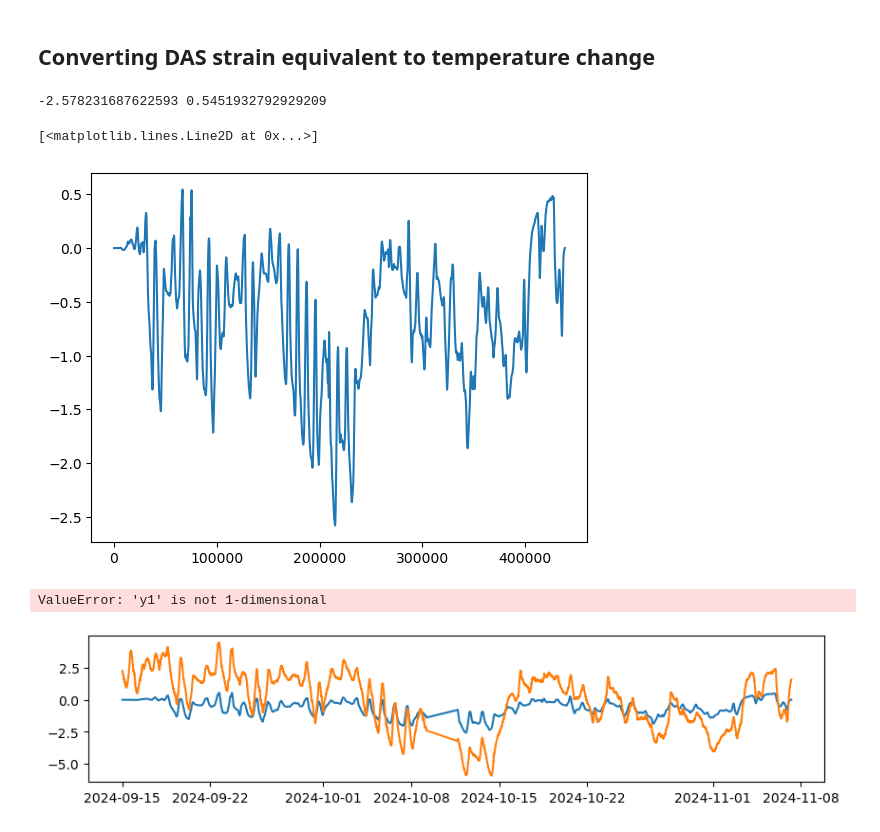
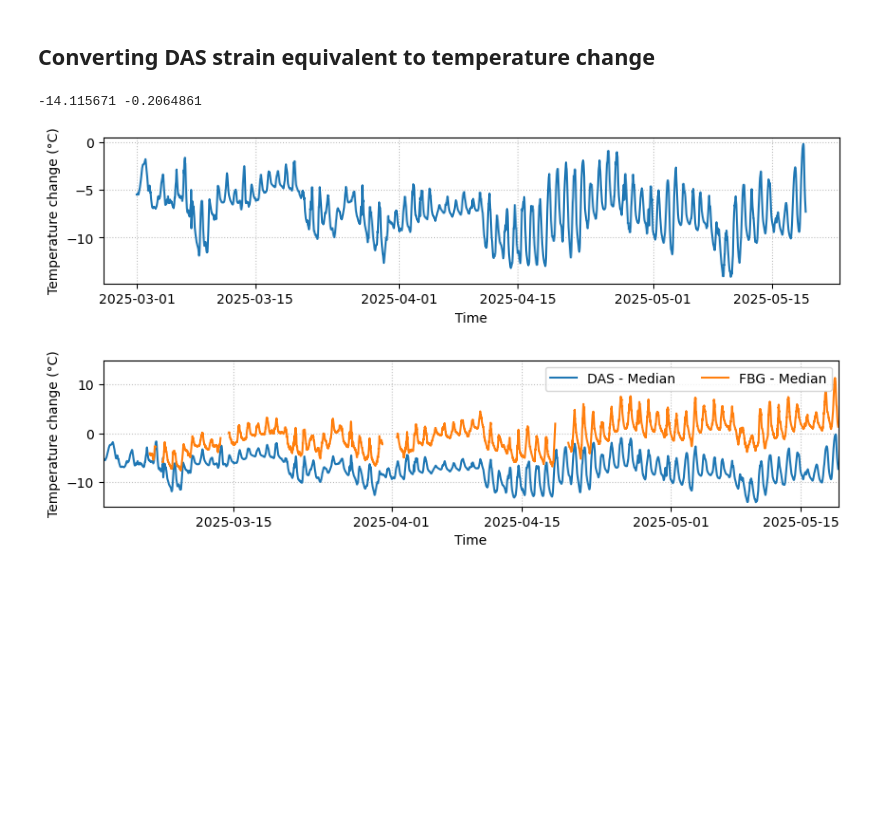
Before and after one commit to jgovoort/FLAME, a Jupyter notebook: Notebooks/FBG/comparison_DAS_FBG.ipynb, the cells around one changed output. Saved outputs shown, nothing was run; the diff lists cells and outputs as text; code cells hidden in the pictures; blank space fills up the shorter version.

```diff
--- a/Notebooks/FBG/comparison_DAS_FBG.ipynb
+++ b/Notebooks/FBG/comparison_DAS_FBG.ipynb
@@ -195,2 +203,2 @@ das_temp = das_temp.reindex(time=rng, method='nearest', fill_value=np.nan)
 # %%
-fbg_temp = xr.open_dataset('../fbg_data_r/gunnvher_channel_1_fbg_cleaned_10s.nc')
+fbg_temp['Wavelength_nm'] = fbg_temp['Wavelength_nm'] - fbg_temp['Wavelength_nm'].mean(dim='Time')
@@ -408,8 +219,8 @@ plt.show()
 # %%
 fig = plt.figure(figsize=(17,10))
 (subfig_m, subfig_b) = fig.subfigures(nrows=2, ncols=1)
-das_files = glob.glob('../DAS_Caltech/no_med_strain/*_das_strain_*.h5')
-das_files_filtered = glob.glob('../DAS_Caltech/*_das_strain_*.h5')
+das_files = glob.glob(path_data_DAS+'/no_med_strain/*_das_strain_*.h5')
+das_files_filtered = glob.glob(path_data_DAS+'/*_das_strain_*.h5')
 das_files.sort()
 das_files_filtered.sort()
 print(das_files, das_files_filtered)
@@ -582,6 +393,6 @@ cbar_b1.set_ticks([]), cbar_b1.set_ticklabels([])
 cbar_b2.set_ticks([]), cbar_b2.set_ticklabels([])
 cbar_b3.set_ticks([0, np.max(histplots[2].get_array())]), cbar_b3.set_ticklabels(['Min', 'Max'])
 #plt.tight_layout()
-plt.savefig('./plots/correlation_coefficient_das_fbg_smaller.png', dpi=300, bbox_inches='tight', transparent=True)
+plt.savefig(path_plots+'/correlation_coefficient_das_fbg_smaller.png', dpi=300, bbox_inches='tight', transparent=True)
 plt.show()
 # %% [output]
@@ -590,8 +403,8 @@ plt.show()
 # %%
-fig, axs = plt.subplots(ncols=3, figsize=(15,7), sharex=True, sharey=True)
+fig, axs = plt.subplots(ncols=3, figsize=(15,6), sharex=True, sharey=True)
 colors, colormaps = ['darkred', 'forestgreen','orange'], ['Reds', 'Greens', 'Oranges']
 title = ['Aug. 1St - Sept. 1St 2024','Sept. 15th - Dec. 1st 2024','Feb. 13th - May 19th 2025']
-das_files = glob.glob('../DAS_Caltech/no_med_strain/*_das_strain_*.h5')
+das_files = glob.glob(path_data_DAS+'/no_med_strain/*_das_strain_*.h5')
 das_files.sort()
 for i, files in enumerate(das_files):
 
@@ -629,6 +442,6 @@ for i, files in enumerate(das_files):
 axs[0].set_ylabel('DAS Mean Strain (µ$\epsilon$)\nChannels 2055-2060')
 axs[0].set_xlim(-150, 150)
 axs[0].set_ylim(-125, 50)
-plt.savefig('./plots/temperature_scatter_das_fbg.png', dpi=300, bbox_inches='tight')
+plt.savefig(path_plots+'/temperature_scatter_das_fbg.png', dpi=300, bbox_inches='tight')
 plt.show()
 # %% [output]
@@ -650,41 +463,47 @@ Matrix shape :  (598914,) (598914,)
 # %%
 def Strain2Temp(strain_microepsilon):
     l = 1.02 #m
-    n = 1.4682
+    n = 1.447
     peff = .22
-    dn_dT = 8.6e-6 * n
+    dn_dT = 8.6e-6
     dl_dT = .55e-6 * l
     lambda_ = 1550e-9  # m
 
     e = strain_microepsilon/1e6 # convert to strain
-    dphi = (2*np.pi*l*e)/lambda_ * (n - n**3/2 * peff)
+    dphi = (4*np.pi*l*n*e)/lambda_ * (n - n**3/2 * peff)
     # dphi = (2*np.pi/lambda_) * (l*dn_dT + n*dl_dT) * dT
     # => dT = dphi * (lambda_/(2*np.pi)) * 1/(l*dn_dT + n*dl_dT)
 
     # Combining both:
     #
-    T = dphi * (lambda_/(2*np.pi)) * 1/(l*dn_dT + n*dl_dT)
+    T = dphi * (lambda_/(4*np.pi*n)) * 1/(l*dn_dT + n*dl_dT)
     return T, dphi
 # %%
 T, _ = Strain2Temp(das_temp.strain.median(dim='channel').values)
 print(min(T), max(T))
-plt.plot(T)
+plt.figure(figsize=(10,2))
+plt.xlabel('Time')
+plt.ylabel('Temperature change (°C)')
+plt.plot(das_temp.time, T)
+plt.grid(ls=':', c='grey', alpha=0.5)
+plt.show()
 # %% [output]
--2.578231687622593 0.5451932792929209
+-14.115671 -0.2064861
-[<matplotlib.lines.Line2D at 0x...>]
-[figure, old version]
+[figure, new version]
 # %%
 plt.figure(figsize=(10,2))
 plt.plot(das_temp.time, T, label='DAS - Median')
 plt.plot(fbg_temp.Time, median_temp*1000/12, label='FBG - Median')
-plt.fill_between(das_temp.time, Strain2Temp(das_temp.strain.median(dim='channel').values- das_temp.strain.std(dim='channel').values),
-                  Strain2Temp(das_temp.strain.median(dim='channel').values+ das_temp.strain.std(dim='channel').values), label='DAS - 1 std', alpha=.3)
-plt.fill_between(fbg_temp.Time, std_temp*1000/12 + median_temp*1000/12,
-                 median_temp*1000/12 - std_temp*1000/12, color='C1', alpha=.3, label='FBG - 1 std')
+#plt.fill_between(das_temp.time, Strain2Temp(das_temp.strain.median(dim='channel').values- das_temp.strain.std(dim='channel').values),
+                  #Strain2Temp(das_temp.strain.median(dim='channel').values+ das_temp.strain.std(dim='channel').values), label='DAS - 1 std', alpha=.3)
+#plt.fill_between(fbg_temp.Time, std_temp*1000/12 + median_temp*1000/12,
+                 #median_temp*1000/12 - std_temp*1000/12, color='C1', alpha=.3, label='FBG - 1 std')
 plt.xlabel('Time')
+plt.xlim(das_temp.time.values[0], das_temp.time.values[-1])
+plt.ylim(-15, 15)
 plt.legend(ncols=2)
+plt.grid(ls=':', c='grey', alpha=0.5)
 plt.ylabel('Temperature change (°C)')
 plt.show()
 # %% [output]
-ValueError: 'y1' is not 1-dimensional
-[figure, old version]
+[figure, new version]
```
Also changed, not shown: parts of 23 cells of this notebook, 3 other files.
